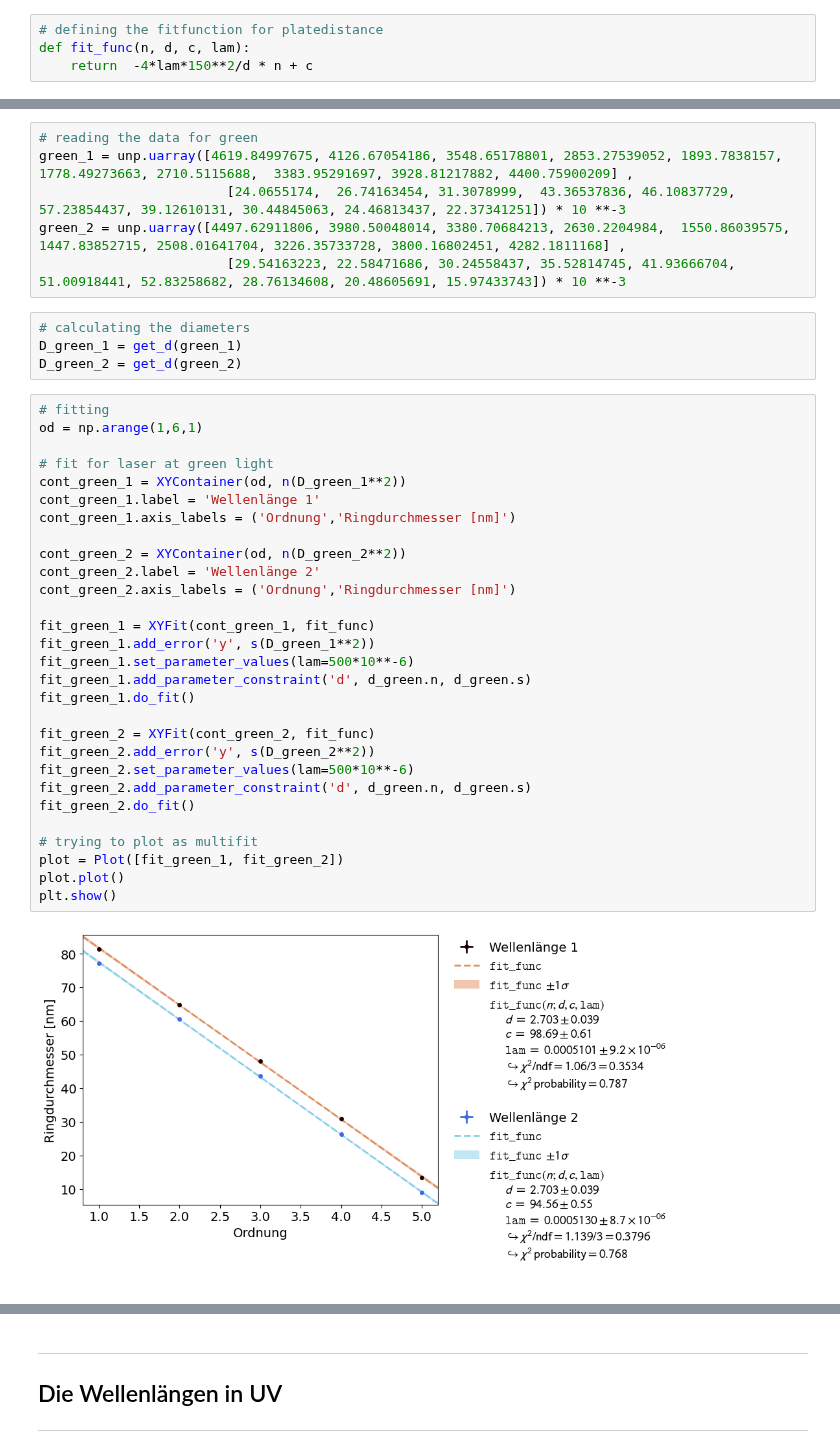
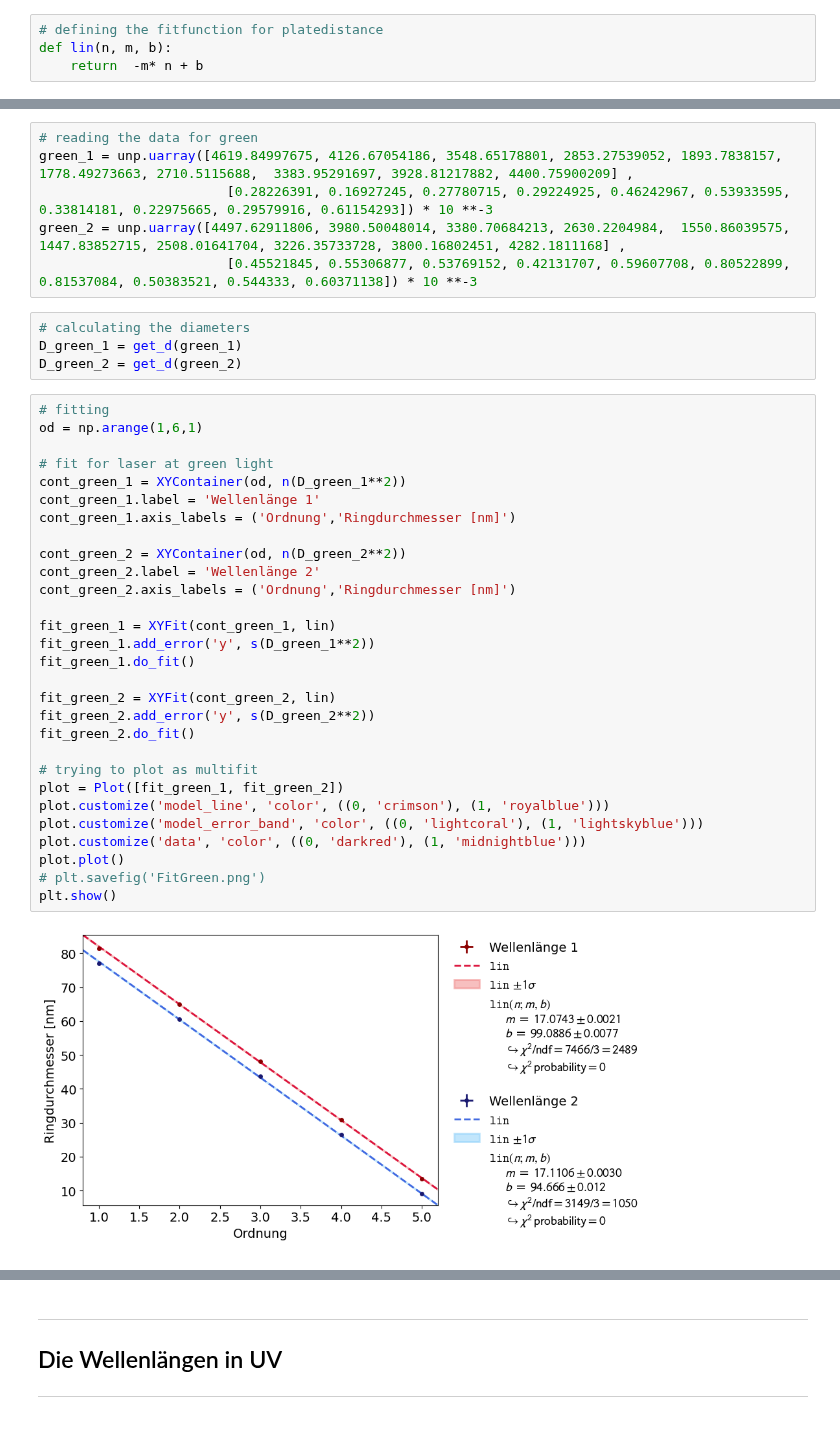
Before and after one commit to MRNock04/P3, a Jupyter notebook: Hyperfeinstruktur/Verrechnung.ipynb, the cells around one changed output, grey strips where cells are left out. Saved outputs shown, nothing was run; the diff lists cells and outputs as text.

```diff
--- a/Hyperfeinstruktur/Verrechnung.ipynb
+++ b/Hyperfeinstruktur/Verrechnung.ipynb
@@ -15,5 +15,5 @@ def get_d(val):
     return (val + val[::-1])[0:int(len(val)/2)]
 # %%
 # defining the fitfunction for platedistance
-def fit_func(n, d, c, lam):
-    return  -4*lam*150**2/d * n + c
+def lin(n, m, b):
+    return  -m* n + b
@@ -82,9 +101,9 @@ d_uv = ufloat(fit_las_uv.parameter_values[0], fit_las_uv.parameter_errors[0])
 # %%
 # reading the data for green
 green_1 = unp.uarray([4619.84997675, 4126.67054186, 3548.65178801, 2853.27539052, 1893.7838157, 1778.49273663, 2710.5115688,  3383.95291697, 3928.81217882, 4400.75900209] ,
-                        [24.0655174,  26.74163454, 31.3078999,  43.36537836, 46.10837729, 57.23854437, 39.12610131, 30.44845063, 24.46813437, 22.37341251]) * 10 **-3
+                        [0.28226391, 0.16927245, 0.27780715, 0.29224925, 0.46242967, 0.53933595, 0.33814181, 0.22975665, 0.29579916, 0.61154293]) * 10 **-3
 green_2 = unp.uarray([4497.62911806, 3980.50048014, 3380.70684213, 2630.2204984,  1550.86039575, 1447.83852715, 2508.01641704, 3226.35733728, 3800.16802451, 4282.1811168] ,
-                        [29.54163223, 22.58471686, 30.24558437, 35.52814745, 41.93666704, 51.00918441, 52.83258682, 28.76134608, 20.48605691, 15.97433743]) * 10 **-3
+                        [0.45521845, 0.55306877, 0.53769152, 0.42131707, 0.59607708, 0.80522899, 0.81537084, 0.50383521, 0.544333, 0.60371138]) * 10 **-3
 # %%
 # calculating the diameters
 D_green_1 = get_d(green_1)
@@ -92,32 +111,32 @@ D_green_2 = get_d(green_2)
 # %%
 # fitting
 od = np.arange(1,6,1)
 
 # fit for laser at green light
 cont_green_1 = XYContainer(od, n(D_green_1**2))
 cont_green_1.label = 'Wellenlänge 1'
 cont_green_1.axis_labels = ('Ordnung','Ringdurchmesser [nm]')
 
 cont_green_2 = XYContainer(od, n(D_green_2**2))
 cont_green_2.label = 'Wellenlänge 2'
 cont_green_2.axis_labels = ('Ordnung','Ringdurchmesser [nm]')
 
-fit_green_1 = XYFit(cont_green_1, fit_func)
+fit_green_1 = XYFit(cont_green_1, lin)
 fit_green_1.add_error('y', s(D_green_1**2))
-fit_green_1.set_parameter_values(lam=500*10**-6)
-fit_green_1.add_parameter_constraint('d', d_green.n, d_green.s)
 fit_green_1.do_fit()
 
-fit_green_2 = XYFit(cont_green_2, fit_func)
+fit_green_2 = XYFit(cont_green_2, lin)
 fit_green_2.add_error('y', s(D_green_2**2))
-fit_green_2.set_parameter_values(lam=500*10**-6)
-fit_green_2.add_parameter_constraint('d', d_green.n, d_green.s)
 fit_green_2.do_fit()
 
 # trying to plot as multifit
 plot = Plot([fit_green_1, fit_green_2])
+plot.customize('model_line', 'color', ((0, 'crimson'), (1, 'royalblue')))
+plot.customize('model_error_band', 'color', ((0, 'lightcoral'), (1, 'lightskyblue')))
+plot.customize('data', 'color', ((0, 'darkred'), (1, 'midnightblue')))
 plot.plot()
+# plt.savefig('FitGreen.png')
 plt.show()
 # %% [output]
-[figure, old version]
+[figure, new version]
 # %%
```
Also changed, not shown: parts of 11 cells of this notebook, 5 other files.
